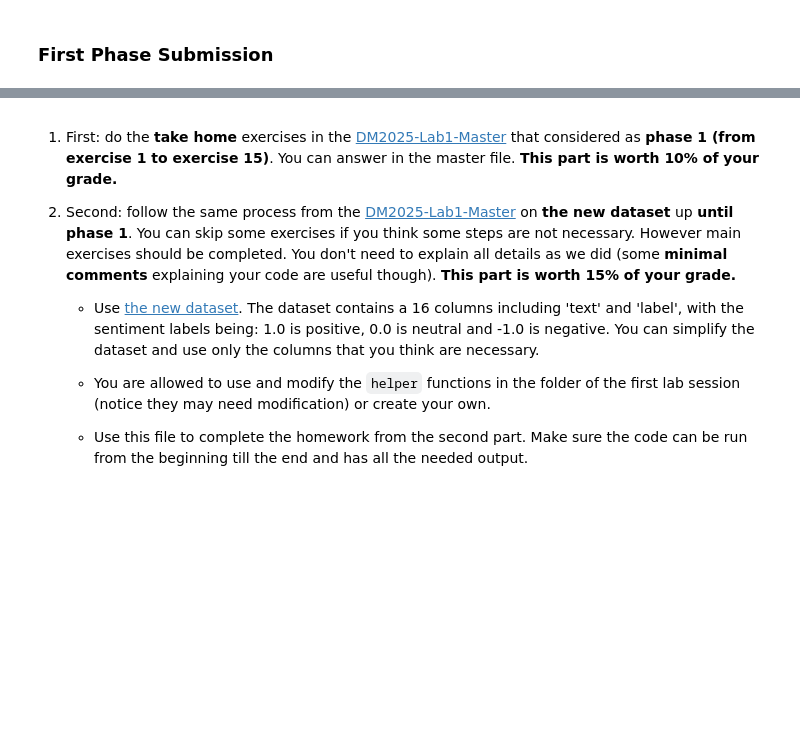
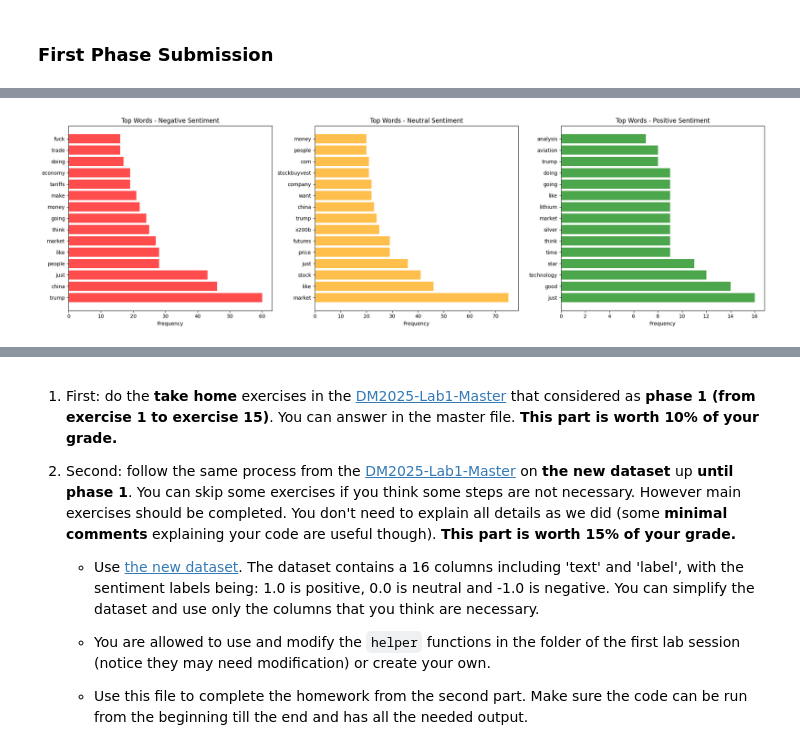
Before and after one commit to Megan123123/DM2025-Lab1-Exercise, a Jupyter notebook: DM2025-Lab1-Homework.ipynb, the cells around one changed output, grey strips where cells are left out. Saved outputs shown, nothing was run; the diff lists cells and outputs as text; code cells hidden in the pictures; blank space fills up the shorter version.

```diff
--- a/DM2025-Lab1-Homework.ipynb
+++ b/DM2025-Lab1-Homework.ipynb
@@ -458,0 +413,97 @@ print("✅ Phase 1 fully completed with comprehensive analysis!")
+# %%
+# Additional Meaningful Visualizations (Without wordcloud dependency)
+print("=== Additional Meaningful Visualizations ===")
+
+
+# 1. Most frequent words by sentiment (Alternative to word cloud)
+print("1. Most Frequent Words Analysis")
+fig, axes = plt.subplots(1, 3, figsize=(20, 6))
+
+for i, sentiment in enumerate(['negative', 'neutral', 'positive']):
+    sentiment_docs = X[X['category_name'] == sentiment]['text']
+
+    if len(sentiment_docs) > 0:
+        # Create count vectorizer for this sentiment
+        sentiment_vect = CountVectorizer(max_features=15, stop_words='english')
+        sentiment_counts = sentiment_vect.fit_transform(sentiment_docs)
+
+        # Get word frequencies
+        word_freq = np.array(sentiment_counts.sum(axis=0)).flatten()
+        words = sentiment_vect.get_feature_names_out()
+
+        # Sort by frequency
+        sorted_indices = np.argsort(word_freq)[::-1]
+        top_words = words[sorted_indices]
+        top_freq = word_freq[sorted_indices]
+
+        # Create horizontal bar plot
+        y_pos = np.arange(len(top_words))
+        axes[i].barh(y_pos, top_freq, color=['red', 'orange', 'green'][i], alpha=0.7)
+        axes[i].set_yticks(y_pos)
+        axes[i].set_yticklabels(top_words)
+        axes[i].set_title(f'Top Words - {sentiment.capitalize()} Sentiment')
+        axes[i].set_xlabel('Frequency')
+
+plt.tight_layout()
+plt.show()
+
+# 2. Text length distribution by sentiment with violin plot
+print("2. Text Length Distribution Analysis")
+plt.figure(figsize=(12, 8))
+sns.violinplot(data=X, x='category_name', y='text_length', palette=['red', 'orange', 'green'])
+plt.title('Text Length Distribution by Sentiment (Violin Plot)')
+plt.xlabel('Sentiment')
+plt.ylabel('Text Length (characters)')
+plt.tight_layout()
+plt.show()
+
+# 3. Sentiment correlation with text features
+print("3. Sentiment Correlation Analysis")
+# Create additional text features
+X['word_count'] = X['text'].str.split().str.len()
+X['sentence_count'] = X['text'].str.count(r'[.!?]+')
+X['avg_word_length'] = X['text'].str.split().str.join(' ').str.len() / X['word_count']
+
+# Create correlation matrix
+numeric_features = ['text_length', 'word_count', 'sentence_count', 'avg_word_length', 'category']
+correlation_matrix = X[numeric_features].corr()
+
+plt.figure(figsize=(10, 8))
+sns.heatmap(correlation_matrix, annot=True, cmap='coolwarm', center=0,
+            square=True, linewidths=0.5)
+plt.title('Correlation Matrix: Text Features vs Sentiment')
+plt.tight_layout()
+plt.show()
+
+# 4. Sentiment distribution by subreddit (if available)
+if 'subreddit' in df.columns:
+    print("4. Sentiment Distribution by Subreddit")
+    subreddit_sentiment = pd.crosstab(df['subreddit'], df['label'])
+
+    plt.figure(figsize=(15, 8))
+    subreddit_sentiment.plot(kind='bar', stacked=True,
+                            color=['red', 'orange', 'green'])
+    plt.title('Sentiment Distribution by Subreddit')
+    plt.xlabel('Subreddit')
+    plt.ylabel('Number of Posts')
+    plt.legend(['Negative', 'Neutral', 'Positive'])
+    plt.xticks(rotation=45)
+    plt.tight_layout()
+    plt.show()
+
+# 5. Sentiment intensity analysis
+print("5. Sentiment Intensity Analysis")
+# Create sentiment intensity based on text length and word count
+X['sentiment_intensity'] = X['text_length'] * X['word_count'] / 1000
+
+plt.figure(figsize=(12, 8))
+sns.boxplot(data=X, x='category_name', y='sentiment_intensity', palette=['red', 'orange', 'green'])
+plt.title('Sentiment Intensity by Category')
+plt.xlabel('Sentiment')
+plt.ylabel('Sentiment Intensity Score')
+plt.tight_layout()
+plt.show()
+
+print("✅ Additional meaningful visualizations completed!")
+print("✅ Phase 1 fully completed with comprehensive analysis!")
+# %% [output]
@@ -458,0 +512 @@ print("✅ Phase 1 fully completed with comprehensive analysis!")
+[figure, added]
```
Also changed, not shown: parts of 5 cells of this notebook.
